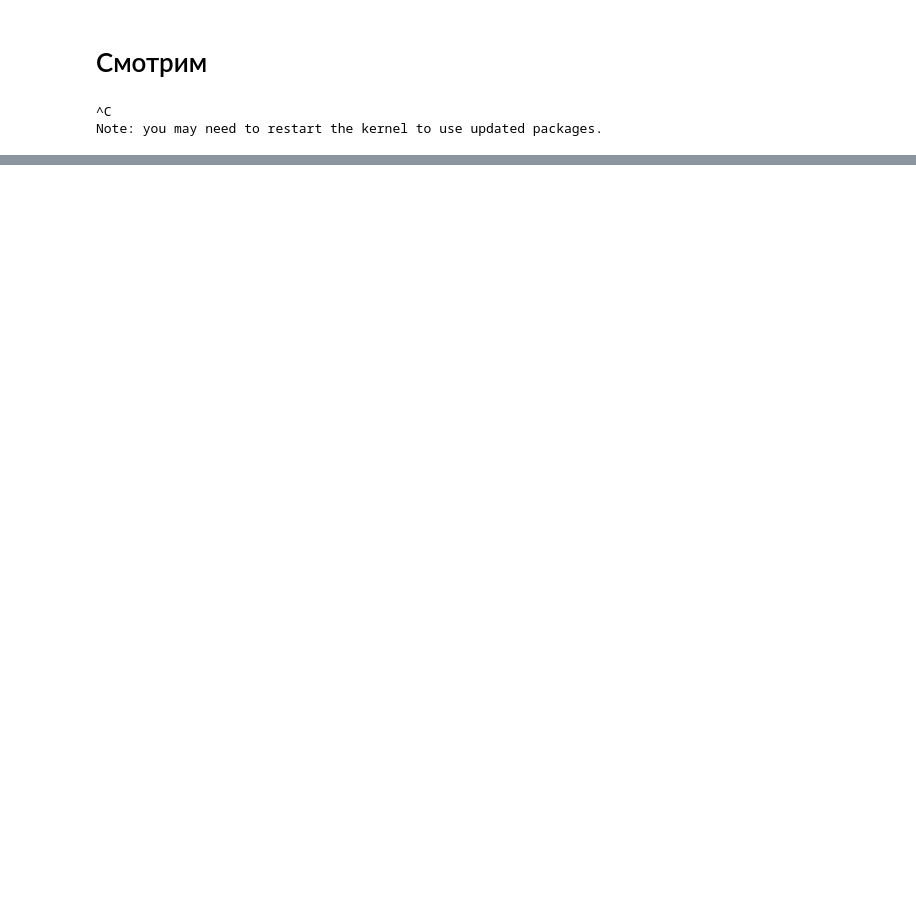
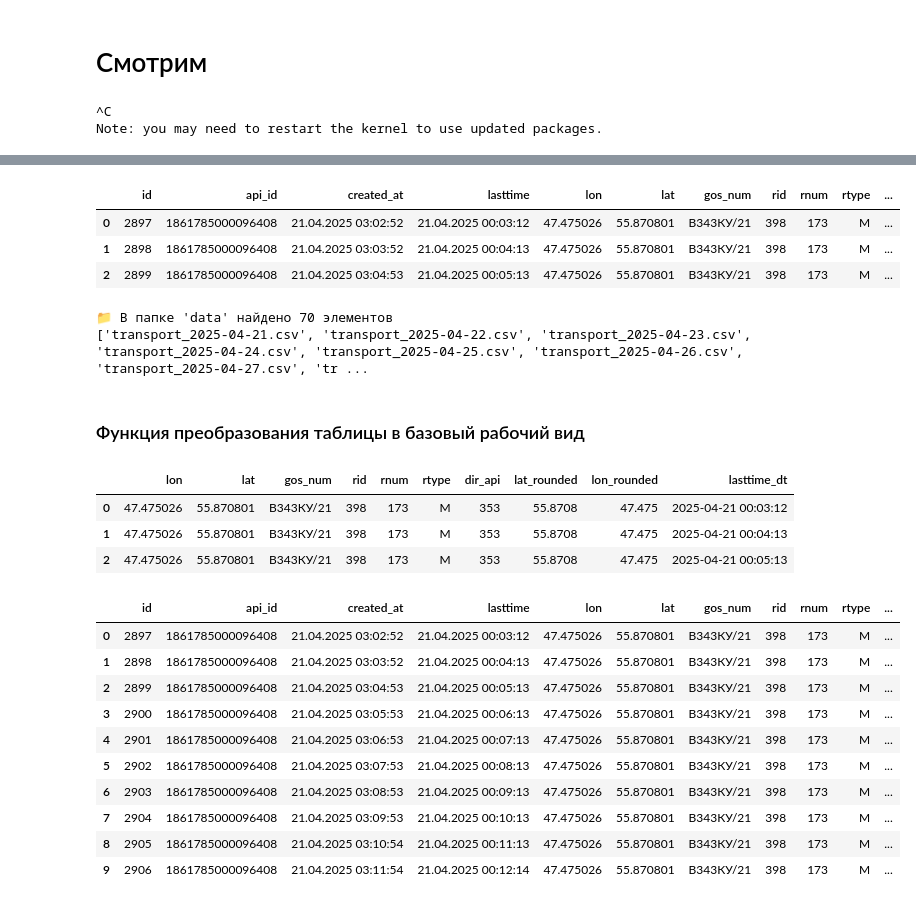
Before and after one commit to Trecydda/bus-service-optimization, a Jupyter notebook: test.ipynb, the cells around one changed output, grey strips where cells are left out. Saved outputs shown, nothing was run; the diff lists cells and outputs as text; code cells hidden in the pictures; blank space fills up the shorter version.

Commit message:
Создан код для создания общей таблицы, дописаны основные функции преобразования

```diff
--- a/test.ipynb
+++ b/test.ipynb
@@ -55,0 +54,77 @@ c:\Users\Mihail\Desktop\ДЗ\5сем\Курсач\.venv\Lib\site-packages
+# %%
+# Создаем папку для результатов, если её нет
+os.makedirs('results', exist_ok=True)
+
+# 1. ЗАГРУЗКА ДАННЫХ
+file_path = 'data/transport_2025-04-21.csv'
+df = pd.read_csv(file_path)
+
+display(df.head(3))
+# %% [output]
+|  | id | api_id | created_at | lasttime | lon | lat | gos_num | rid | rnum | rtype | ... |
+| 0 | 2897 | 1861785000096408 | 21.04.2025 03:02:52 | 21.04.2025 00:03:12 | 47.475026 | 55.870801 | В343КУ/21 | 398 | 173 | М | ... |
+| 1 | 2898 | 1861785000096408 | 21.04.2025 03:03:52 | 21.04.2025 00:04:13 | 47.475026 | 55.870801 | В343КУ/21 | 398 | 173 | М | ... |
+| 2 | 2899 | 1861785000096408 | 21.04.2025 03:04:53 | 21.04.2025 00:05:13 | 47.475026 | 55.870801 | В343КУ/21 | 398 | 173 | М | ... |
+# %%
+# Путь к папке с данными (относительно текущей папки проекта)
+folder_path = 'data'
+
+# Получаем список всех файлов и папок внутри
+csv_files = os.listdir(folder_path)
+
+print(f"📁 В папке '{folder_path}' найдено {len(csv_files)} элементов")
+print(csv_files)
+# %% [output]
+📁 В папке 'data' найдено 70 элементов
+['transport_2025-04-21.csv', 'transport_2025-04-22.csv', 'transport_2025-04-23.csv', 'transport_2025-04-24.csv', 'transport_2025-04-25.csv', 'transport_2025-04-26.csv', 'transport_2025-04-27.csv', 'tr ...
+# %% [markdown]
+### Функция преобразования таблицы в базовый рабочий вид
+# %%
+def process_transport_data(df: pd.DataFrame) -> pd.DataFrame:
+    """
+    Очищает сырые данные GPS-треков:
+    1. Удаляет лишние технические колонки
+    2. Преобразует строку времени в объект datetime
+    3. Переименовываем rtype (тип маршрута междугородний, городской)
+    4. Создаем примерные метки остановок
+    """
+    # Делаем копию, чтобы не менять исходный DataFrame
+    df_clean = df.copy()
+
+    # 1. Удаляем ненужные колонки
+    columns_to_drop = ['id', 'api_id', 'created_at', 'low_floor']
+    df_clean = df_clean.drop(columns=[col for col in columns_to_drop if col in df_clean.columns], errors='ignore')
+
+    # 2. Преобразуем время в формат datetime
+    df_clean['lasttime_dt'] = pd.to_datetime(df_clean['lasttime'], format='%d.%m.%Y %H:%M:%S')
+    df_clean.drop('lasttime', axis = 1, inplace = True)
+
+    # 3. Переименовываем rtype
+    # (например, автобус, троллейбус, маршрутное такси.)
+
+    # 4. Считаем примерные координаты каждой из остановок (точность около 50м) чтобы посчитать кол-во остановок в df
+    df['lat_rounded'] = df['lat'].round(4)
+    df['lon_rounded'] = df['lon'].round(4)
+    return df_clean
+
+
+process_transport_data(df).head(3)
+# %% [output]
+|  | lon | lat | gos_num | rid | rnum | rtype | dir_api | lat_rounded | lon_rounded | lasttime_dt |
+| 0 | 47.475026 | 55.870801 | В343КУ/21 | 398 | 173 | М | 353 | 55.8708 | 47.475 | 2025-04-21 00:03:12 |
+| 1 | 47.475026 | 55.870801 | В343КУ/21 | 398 | 173 | М | 353 | 55.8708 | 47.475 | 2025-04-21 00:04:13 |
+| 2 | 47.475026 | 55.870801 | В343КУ/21 | 398 | 173 | М | 353 | 55.8708 | 47.475 | 2025-04-21 00:05:13 |
+# %%
+display(df[df['rtype'] == 'М'].head(10))
+# %% [output]
+|  | id | api_id | created_at | lasttime | lon | lat | gos_num | rid | rnum | rtype | ... |
+| 0 | 2897 | 1861785000096408 | 21.04.2025 03:02:52 | 21.04.2025 00:03:12 | 47.475026 | 55.870801 | В343КУ/21 | 398 | 173 | М | ... |
+| 1 | 2898 | 1861785000096408 | 21.04.2025 03:03:52 | 21.04.2025 00:04:13 | 47.475026 | 55.870801 | В343КУ/21 | 398 | 173 | М | ... |
+| 2 | 2899 | 1861785000096408 | 21.04.2025 03:04:53 | 21.04.2025 00:05:13 | 47.475026 | 55.870801 | В343КУ/21 | 398 | 173 | М | ... |
+| 3 | 2900 | 1861785000096408 | 21.04.2025 03:05:53 | 21.04.2025 00:06:13 | 47.475026 | 55.870801 | В343КУ/21 | 398 | 173 | М | ... |
+| 4 | 2901 | 1861785000096408 | 21.04.2025 03:06:53 | 21.04.2025 00:07:13 | 47.475026 | 55.870801 | В343КУ/21 | 398 | 173 | М | ... |
+| 5 | 2902 | 1861785000096408 | 21.04.2025 03:07:53 | 21.04.2025 00:08:13 | 47.475026 | 55.870801 | В343КУ/21 | 398 | 173 | М | ... |
+| 6 | 2903 | 1861785000096408 | 21.04.2025 03:08:53 | 21.04.2025 00:09:13 | 47.475026 | 55.870801 | В343КУ/21 | 398 | 173 | М | ... |
+| 7 | 2904 | 1861785000096408 | 21.04.2025 03:09:53 | 21.04.2025 00:10:13 | 47.475026 | 55.870801 | В343КУ/21 | 398 | 173 | М | ... |
+| 8 | 2905 | 1861785000096408 | 21.04.2025 03:10:54 | 21.04.2025 00:11:13 | 47.475026 | 55.870801 | В343КУ/21 | 398 | 173 | М | ... |
+| 9 | 2906 | 1861785000096408 | 21.04.2025 03:11:54 | 21.04.2025 00:12:14 | 47.475026 | 55.870801 | В343КУ/21 | 398 | 173 | М | ... |
```
Also changed, not shown: parts of 10 cells of this notebook, 1 other file.
